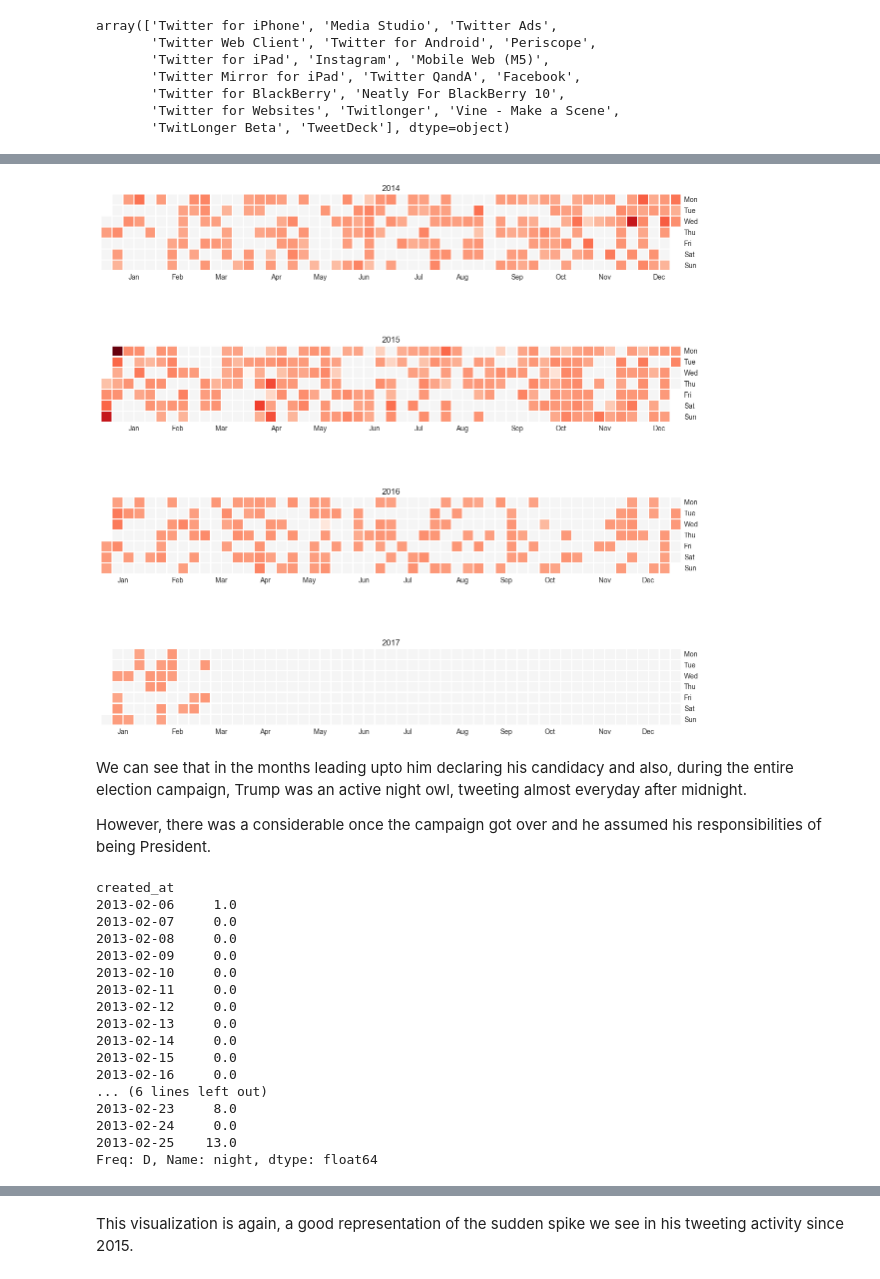
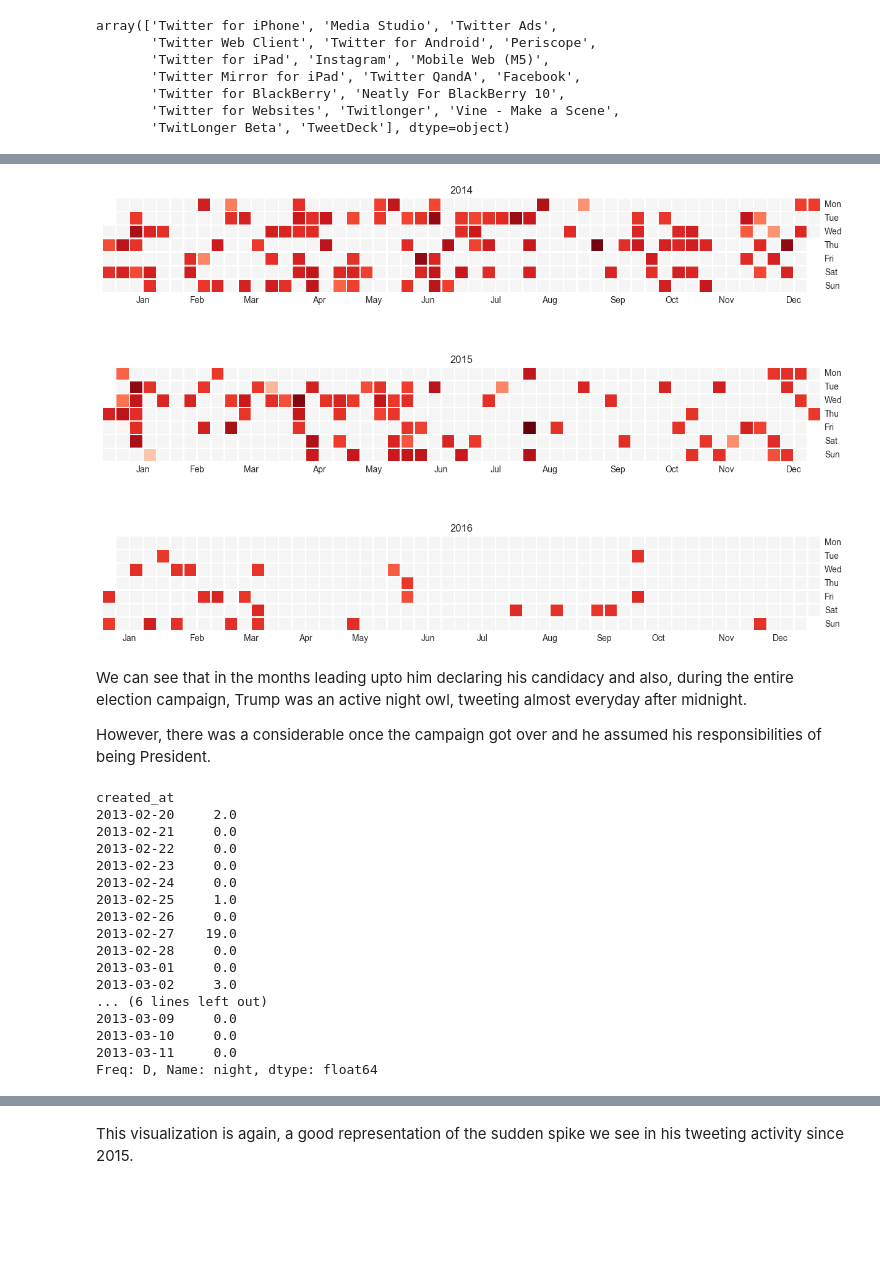
Before and after one commit to atulkumarin/project, a Jupyter notebook: analysis/project-report.ipynb, the cells around one changed output, grey strips where cells are left out. Drawn from its saved outputs; the diff is of its cells as text; code cells hidden in the pictures; blank space fills up the shorter version.

Commit message:
Time correction UTC vs Washington

```diff
--- a/analysis/project-report.ipynb
+++ b/analysis/project-report.ipynb
@@ -600,8 +608,9 @@ array(['Twitter for iPhone', 'Media Studio', 'Twitter Ads',
 #Choosing only the tweets he personally tweeted
 df_filt = df[df['source'] == 'Twitter for Android']
 
-#Choosing the time slot between midnight and 3:59 AM
-df_filtered = df_filt[df_filt['created_at'].dt.hour<4]
+#Choosing the time slot between midnight and 3:59 AM (UTC correction)
+df_filtered = df_filt[df_filt['created_at'].dt.hour>=5]
+df_filtered = df_filtered[df_filtered['created_at'].dt.hour<9]
 # %%
 #Assigning a value signifying when did he exactly tweet during those four hours
 df_filtered['night'] = df_filtered['created_at'].dt.second + 60 * df_filtered['created_at'].dt.minute + 3600 * df_filtered['created_at'].dt.hour
@@ -626,18 +635,17 @@ Name: night, dtype: int64
 # %%
 df_norm = (df_filtered - df_filtered.mean()) / (df_filtered.max() - df_filtered.min())
 
 #Plotting a Calendar heatmap, where red intensity shows lateness in night (from a scale 0000 hours to 0359 hours)
-fig, ax = plt.subplots(4, 1, figsize=(15,15))
+fig, ax = plt.subplots(3, 1, figsize=(15,10))
 ax[0].set_title('2014')
 ax[1].set_title('2015')
 ax[2].set_title('2016')
-ax[3].set_title('2017')
 calmap.yearplot(df_norm, year = 2014, cmap = 'Reds', ax = ax[0], daylabels=['Mon', 'Tue', 'Wed', 'Thu', 'Fri', 'Sat', 'Sun']);
 calmap.yearplot(df_norm, year = 2015, cmap = 'Reds', ax = ax[1], daylabels=['Mon', 'Tue', 'Wed', 'Thu', 'Fri', 'Sat', 'Sun']);
 calmap.yearplot(df_norm, year = 2016, cmap = 'Reds', ax = ax[2], daylabels=['Mon', 'Tue', 'Wed', 'Thu', 'Fri', 'Sat', 'Sun']);
-calmap.yearplot(df_norm, year = 2017, cmap = 'Reds', ax = ax[3], daylabels=['Mon', 'Tue', 'Wed', 'Thu', 'Fri', 'Sat', 'Sun']);
+fig.savefig('calendar_heatmap.png')
 # %% [output]
-[figure, old version]
+[figure, new version]
 # %% [markdown]
 We can see that in the months leading upto him declaring his candidacy and also, during the entire election campaign, Trump was an active night owl, tweeting almost everyday after midnight.
 
@@ -656,21 +664,21 @@ df_filtered.fillna(0, inplace=True)
 df_filtered.head(n = 20)
 # %% [output]
 created_at
-2013-02-06     1.0
-2013-02-07     0.0
-2013-02-08     0.0
-2013-02-09     0.0
-2013-02-10     0.0
-2013-02-11     0.0
-2013-02-12     0.0
-2013-02-13     0.0
-2013-02-14     0.0
-2013-02-15     0.0
-2013-02-16     0.0
+2013-02-20     2.0
+2013-02-21     0.0
+2013-02-22     0.0
+2013-02-23     0.0
+2013-02-24     0.0
+2013-02-25     1.0
+2013-02-26     0.0
+2013-02-27    19.0
+2013-02-28     0.0
+2013-03-01     0.0
+2013-03-02     3.0
 ... (6 lines left out)
-2013-02-23     8.0
-2013-02-24     0.0
-2013-02-25    13.0
+2013-03-09     0.0
+2013-03-10     0.0
+2013-03-11     0.0
 Freq: D, Name: night, dtype: float64
 # %%
 #Normalizing the count data
```
Also changed, not shown: parts of 5 cells of this notebook, 6 other files.
